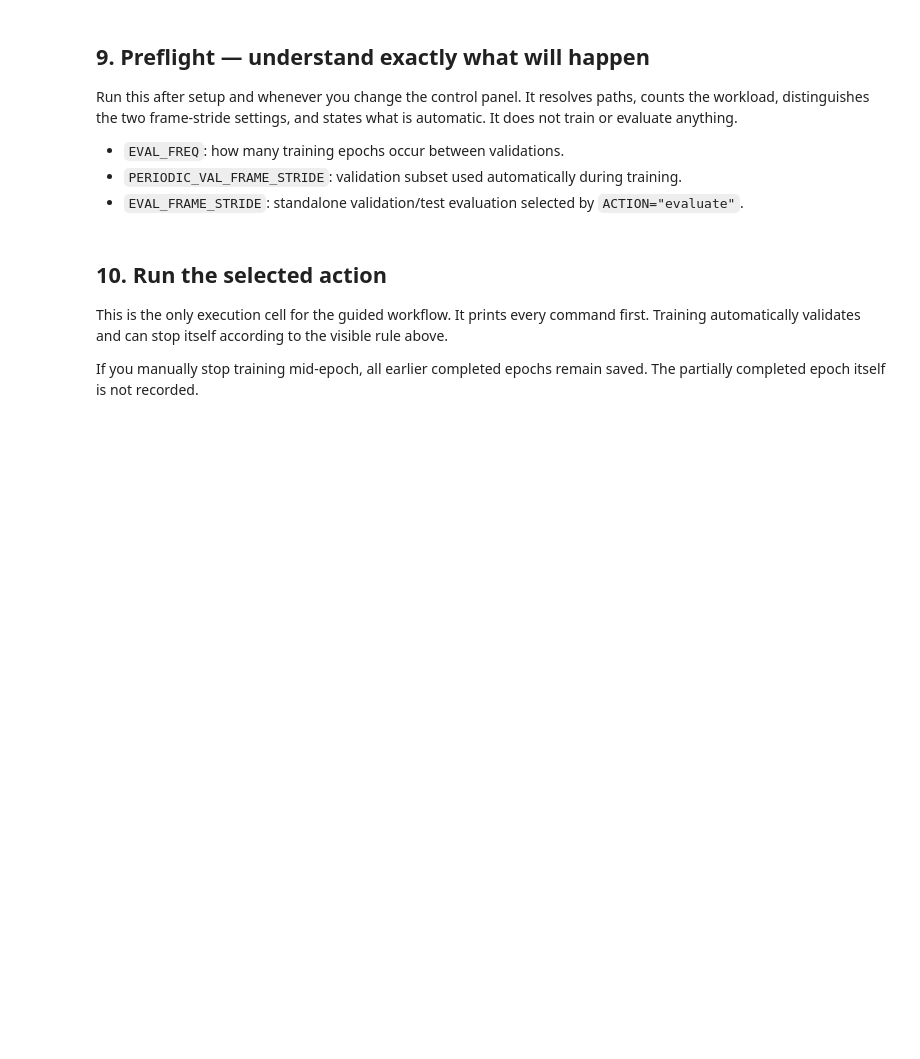
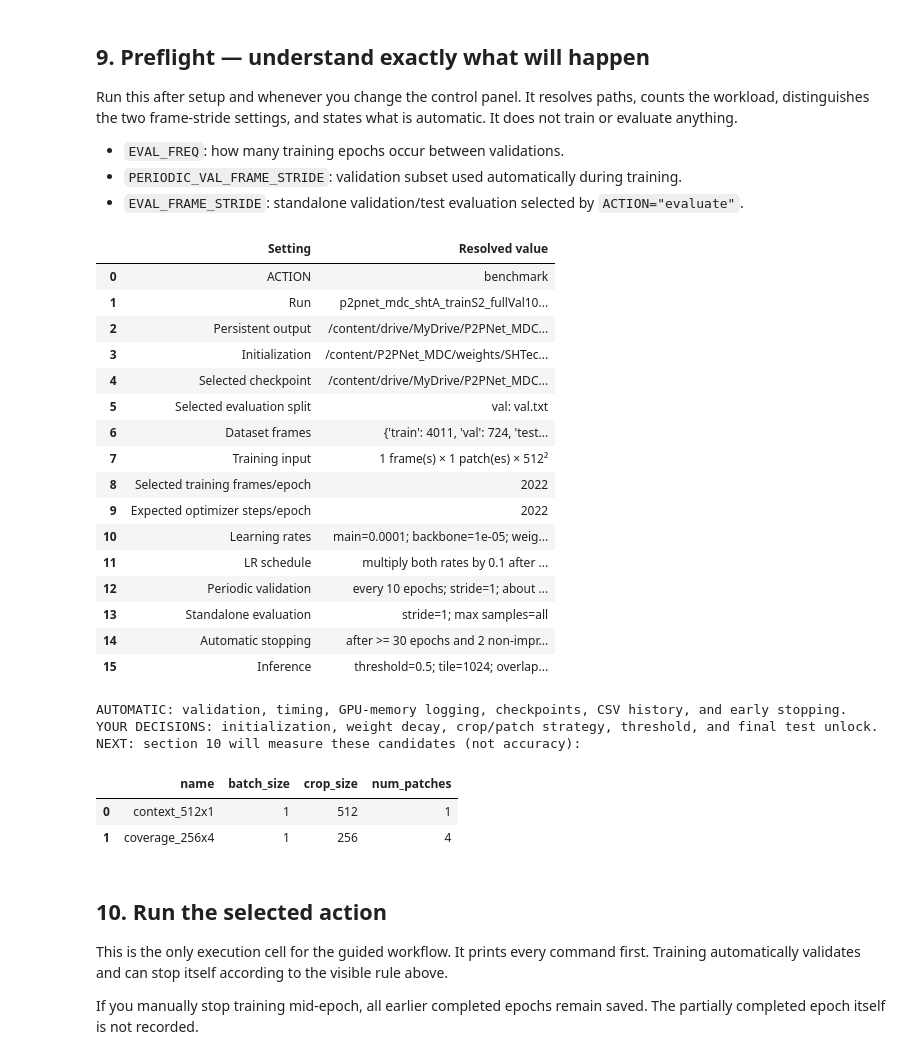
Before and after one commit to gabrielxmit10/P2PNet_test1, a Jupyter notebook: colab_runner.ipynb, the cells around one changed output. Saved outputs shown, nothing was run; the diff lists cells and outputs as text; code cells hidden in the pictures; blank space fills up the shorter version.

```diff
--- a/colab_runner.ipynb
+++ b/colab_runner.ipynb
@@ -48,7 +48,7 @@ VAL_SPLIT = "val.txt"
 TEST_SPLIT = "test.txt"
 
 # ---------- RUN AND WEIGHT SELECTION ----------
-RUN_NAME = "p2pnet_mdc_run_001"  # @param {type:"string"}
+RUN_NAME = "p2pnet_mdc_shtA_trainS2_fullVal10_512x1"  # @param {type:"string"}
 RUN_DIR = DRIVE_PROJECT / "runs" / RUN_NAME
 OFFICIAL_WEIGHTS = REPO_DIR / "weights/SHTechA.pth"
 
@@ -72,9 +72,9 @@ SCALE_MIN = 0.7  # @param {type:"number"}
 SCALE_MAX = 1.3  # @param {type:"number"}
 FLIP_PROBABILITY = 0.5  # @param {type:"number"}
 MIN_CROP_POINTS = 1  # @param {type:"integer"}
-TRAIN_FRAME_STRIDE = 1  # @param {type:"integer"}
-PERIODIC_VAL_FRAME_STRIDE = 5  # @param {type:"integer"}
-EVAL_FREQ = 5  # @param {type:"integer"}
+TRAIN_FRAME_STRIDE = 2  # @param {type:"integer"}
+PERIODIC_VAL_FRAME_STRIDE = 1  # @param {type:"integer"}
+EVAL_FREQ = 10  # @param {type:"integer"}
 SAVE_EVERY = 10  # @param {type:"integer"}
 NUM_WORKERS = 2  # @param {type:"integer"}
 SEED = 42  # @param {type:"integer"}
@@ -83,7 +83,7 @@ DETERMINISTIC = False  # @param {type:"boolean"}
 # Automatic stopping: eligible only after MIN_EPOCHS, then counts validation checks.
 EARLY_STOPPING = True  # @param {type:"boolean"}
 EARLY_STOPPING_MIN_EPOCHS = 30  # @param {type:"integer"}
-EARLY_STOPPING_PATIENCE = 4  # @param {type:"integer"}
+EARLY_STOPPING_PATIENCE = 2  # @param {type:"integer"}
 EARLY_STOPPING_MIN_DELTA = 0.0  # @param {type:"number"}
 
 # ---------- TECHNICAL BENCHMARK ----------
@@ -354,10 +354,26 @@ else:
 SELECTED_INITIALIZATION = resolve_initialization_path()
 
 split_counts = {}
+train_selected_frames = 0
+periodic_val_frames = 0
 if DATASET_ROOT.is_dir():
     from crowd_datasets.MDC.mdc import MDCFrameDataset
     for split_name, split_file in SPLIT_FILES.items():
-        split_counts[split_name] = len(MDCFrameDataset(str(DATASET_ROOT), split_file, train=False))
+        split_counts[split_name] = len(
+            MDCFrameDataset(str(DATASET_ROOT), split_file, train=False, frame_stride=1)
+        )
+    train_selected_frames = len(
+        MDCFrameDataset(
+            str(DATASET_ROOT), TRAIN_SPLIT, train=False,
+            frame_stride=TRAIN_FRAME_STRIDE,
+        )
+    )
+    periodic_val_frames = len(
+        MDCFrameDataset(
+            str(DATASET_ROOT), VAL_SPLIT, train=False,
+            frame_stride=PERIODIC_VAL_FRAME_STRIDE,
+        )
+    )
 
 initialization_text = (
     str(SELECTED_INITIALIZATION)
@@ -367,11 +383,7 @@ initialization_text = (
 checkpoint_text = str(SELECTED_CHECKPOINT) if SELECTED_CHECKPOINT else "not selected"
 checkpoint_status = "exists" if SELECTED_CHECKPOINT and SELECTED_CHECKPOINT.is_file() else "not found yet"
 steps_per_epoch = (
-    split_counts.get("train", 0) // BATCH_SIZE if BATCH_SIZE > 0 else 0
-)
-periodic_val_frames = (
-    math.ceil(split_counts.get("val", 0) / PERIODIC_VAL_FRAME_STRIDE)
-    if PERIODIC_VAL_FRAME_STRIDE > 0 else 0
+    train_selected_frames // BATCH_SIZE if BATCH_SIZE > 0 else 0
 )
 
 rows = [
@@ -383,39 +395,65 @@ rows = [
     ("Selected evaluation split", f"{DATA_SPLIT}: {SELECTED_SPLIT_FILE}"),
     ("Dataset frames", str(split_counts) if split_counts else "dataset not staged"),
     ("Training input", f"{BATCH_SIZE} frame(s) × {NUM_PATCHES} patch(es) × {CROP_SIZE}²"),
+    ("Selected training frames/epoch", train_selected_frames),
     ("Expected optimizer steps/epoch", steps_per_epoch),
     ("Learning rates", f"main={LR:g}; backbone={LR_BACKBONE:g}; weight decay={WEIGHT_DECAY:g}"),
     ("LR schedule", f"multiply both rates by 0.1 after epoch {LR_DROP}"),
     ("Periodic validation", f"every {EVAL_FREQ} epochs; stride={PERIODIC_VAL_FRAME_STRIDE}; about {periodic_val_frames} frames"),
     ("Standalone evaluation", f"stride={EVAL_FRAME_STRIDE}; max samples={MAX_EVAL_SAMPLES or 'all'}"),
     ("Automatic stopping", (
         f"after >= {EARLY_STOPPING_MIN_EPOCHS} epochs and "
         f"{EARLY_STOPPING_PATIENCE} non-improving validation checks"
         if EARLY_STOPPING else "disabled"
     )),
     ("Inference", f"threshold={THRESHOLD:g}; tile={TILE_SIZE}; overlap={TILE_OVERLAP}"),
 ]
+pd.set_option("display.max_colwidth", None)
 display(pd.DataFrame(rows, columns=["Setting", "Resolved value"]))
 
 print("AUTOMATIC: validation, timing, GPU-memory logging, checkpoints, CSV history, and early stopping.")
 print("YOUR DECISIONS: initialization, weight decay, crop/patch strategy, threshold, and final test unlock.")
 
 latest_path = RUN_DIR / "checkpoints/latest.pth"
 if ACTION == "train" and latest_path.is_file():
     print("BLOCKED: this run already has latest.pth. Use ACTION='resume' or a new RUN_NAME.")
 if ACTION in {"resume", "evaluate", "inference"} and (
     SELECTED_CHECKPOINT is None or not SELECTED_CHECKPOINT.is_file()
 ):
     print("BLOCKED: the selected checkpoint is empty or does not exist.")
 if ACTION == "evaluate" and DATA_SPLIT == "test" and not CONFIRM_FINAL_TEST:
     print("BLOCKED: held-out test requires CONFIRM_FINAL_TEST=True.")
 if ACTION == "inspect":
     print("SAFE MODE: inspect performs no training, evaluation, or inference.")
 elif ACTION == "benchmark":
     print("NEXT: section 10 will measure these candidates (not accuracy):")
     display(pd.DataFrame(BENCHMARK_CONFIGS))
 else:
     print("Preflight complete. If the table is correct, run section 10.")
+# %% [output]
+|  | Setting | Resolved value |
+| 0 | ACTION | benchmark |
+| 1 | Run | p2pnet_mdc_shtA_trainS2_fullVal10... |
+| 2 | Persistent output | /content/drive/MyDrive/P2PNet_MDC... |
+| 3 | Initialization | /content/P2PNet_MDC/weights/SHTec... |
+| 4 | Selected checkpoint | /content/drive/MyDrive/P2PNet_MDC... |
+| 5 | Selected evaluation split | val: val.txt |
+| 6 | Dataset frames | {'train': 4011, 'val': 724, 'test... |
+| 7 | Training input | 1 frame(s) × 1 patch(es) × 512² |
+| 8 | Selected training frames/epoch | 2022 |
+| 9 | Expected optimizer steps/epoch | 2022 |
+| 10 | Learning rates | main=0.0001; backbone=1e-05; weig... |
+| 11 | LR schedule | multiply both rates by 0.1 after ... |
+| 12 | Periodic validation | every 10 epochs; stride=1; about ... |
+| 13 | Standalone evaluation | stride=1; max samples=all |
+| 14 | Automatic stopping | after >= 30 epochs and 2 non-impr... |
+| 15 | Inference | threshold=0.5; tile=1024; overlap... |
+AUTOMATIC: validation, timing, GPU-memory logging, checkpoints, CSV history, and early stopping.
+YOUR DECISIONS: initialization, weight decay, crop/patch strategy, threshold, and final test unlock.
+NEXT: section 10 will measure these candidates (not accuracy):
+|  | name | batch_size | crop_size | num_patches |
+| 0 | context_512x1 | 1 | 512 | 1 |
+| 1 | coverage_256x4 | 1 | 256 | 4 |
 # %% [markdown]
 ## 10. Run the selected action
 
```
Also changed, not shown: parts of 3 cells of this notebook.
